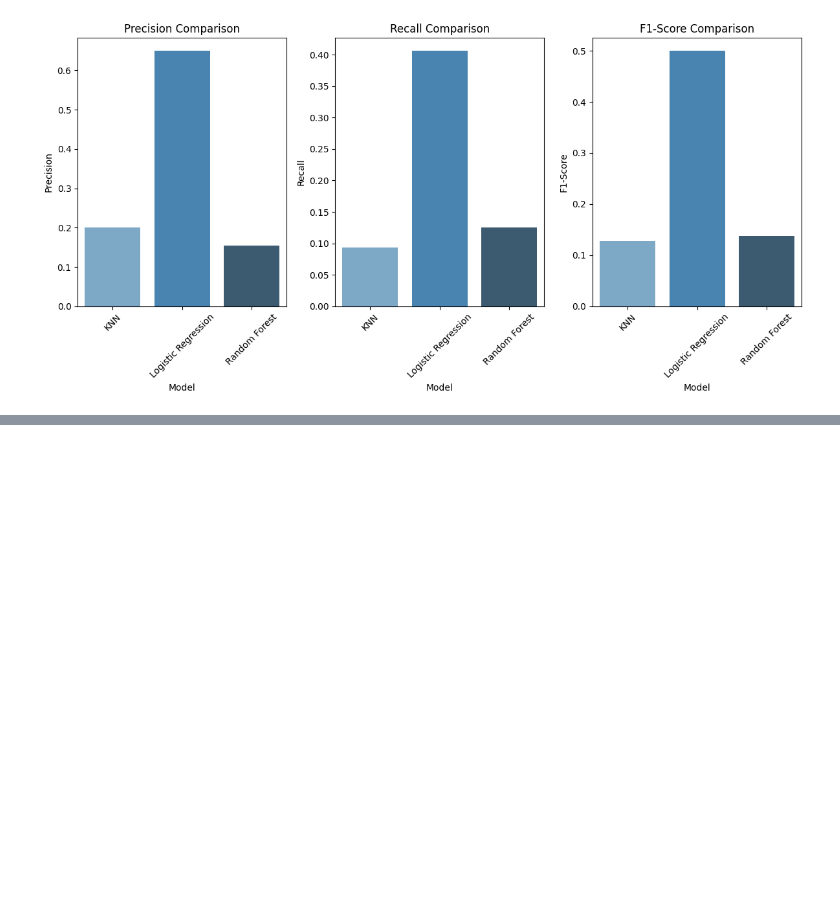
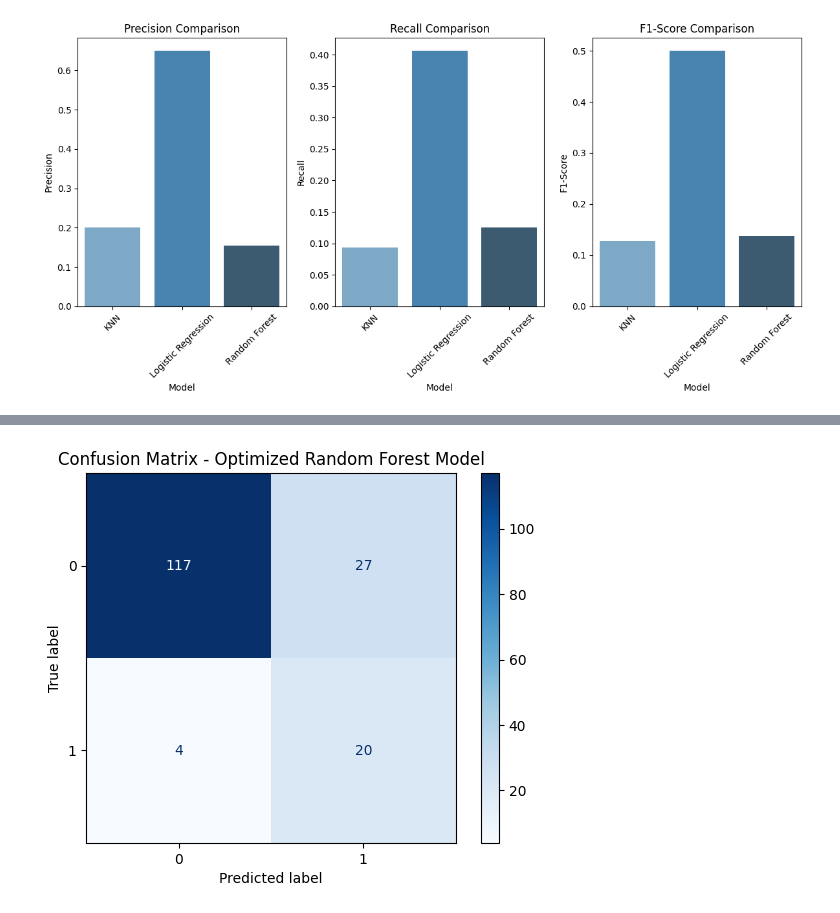
Before and after one commit to QuanShi-226/Bias-Identification-Demo, a Jupyter notebook: A1_QuanShi.ipynb, the cells around one changed output, grey strips where cells are left out. Saved outputs shown, nothing was run; the diff lists cells and outputs as text; code cells hidden in the pictures; blank space fills up the shorter version.

```diff
--- a/A1_QuanShi.ipynb
+++ b/A1_QuanShi.ipynb
@@ -897,0 +1216,86 @@ print("最佳交叉验证得分:", grid_search_svm.best_score_)
+# %%
+import pandas as pd
+from sklearn.model_selection import train_test_split, GridSearchCV
+from sklearn.metrics import accuracy_score, precision_score, recall_score, f1_score, roc_auc_score, confusion_matrix, ConfusionMatrixDisplay
+from sklearn.ensemble import RandomForestClassifier
+from sklearn.preprocessing import StandardScaler
+from sklearn.impute import KNNImputer
+from imblearn.over_sampling import SMOTE
+import matplotlib.pyplot as plt
+import seaborn as sns
+
+# Function to evaluate the model's performance and display results
+def evaluate_model(y_test, y_pred, y_prob, method_name):
+    print(f"\n{method_name} - Evaluation Results:")
+
+    # Calculate performance metrics
+    accuracy = accuracy_score(y_test, y_pred)
+    precision = precision_score(y_test, y_pred, zero_division=0)
+    recall = recall_score(y_test, y_pred, zero_division=0)
+    f1 = f1_score(y_test, y_pred, zero_division=0)
+    roc_auc = roc_auc_score(y_test, y_prob)
+
+    # Print performance results
+    print(f"Accuracy: {accuracy:.2f}")
+    print(f"Precision: {precision:.2f}")
+    print(f"Recall: {recall:.2f}")
+    print(f"F1-Score: {f1:.2f}")
+    print(f"ROC-AUC: {roc_auc:.2f}")
+
+    # Plot confusion matrix
+    cm = confusion_matrix(y_test, y_pred)
+    disp = ConfusionMatrixDisplay(confusion_matrix=cm)
+    disp.plot(cmap=plt.cm.Blues)
+    plt.title(f"Confusion Matrix - {method_name}")
+    plt.show()
+
+    return {'Precision': precision, 'Recall': recall, 'F1-Score': f1}
+
+# Load and preprocess the dataset
+# X = data_class_df.drop(columns=['is_data_class'])  # Features
+# y = data_class_df['is_data_class'].apply(lambda x: 1 if x == b'true' else 0)  # Convert labels to binary (0/1)
+
+# Use KNN imputation to fill in missing data
+imputer = KNNImputer(n_neighbors=5)
+X_imputed = imputer.fit_transform(X)
+
+# Split the dataset into training and testing sets (80/20)
+X_train, X_test, y_train, y_test = train_test_split(X_imputed, y, test_size=0.2, random_state=42)
+
+# Perform oversampling using SMOTE
+oversampler = SMOTE(random_state=42)
+X_train_over, y_train_over = oversampler.fit_resample(X_train, y_train)
+
+# Standardize the data (scaling features)
+scaler = StandardScaler()
+X_train_scaled = scaler.fit_transform(X_train_over)
+X_test_scaled = scaler.transform(X_test)
+
+# Define a Random Forest model
+rf = RandomForestClassifier(random_state=42)
+
+# Set the hyperparameters for Grid Search
+param_grid = {
+    'n_estimators': [50, 100, 200],
+    'max_depth': [None, 10, 20],
+    'min_samples_split': [2, 5, 10],
+    'min_samples_leaf': [1, 2, 4],
+    'bootstrap': [True, False]
+}
+
+# Use GridSearchCV to optimize hyperparameters
+grid_search = GridSearchCV(estimator=rf, param_grid=param_grid, cv=5, scoring='f1', verbose=1)
+grid_search.fit(X_train_scaled, y_train_over)
+
+# Display the best parameters and best F1 score from the grid search
+print("Best Parameters:", grid_search.best_params_)
+print("Best F1-Score:", grid_search.best_score_)
+
+# Use the best model to make predictions
+best_rf = grid_search.best_estimator_
+y_pred_rf = best_rf.predict(X_test_scaled)
+y_prob_rf = best_rf.predict_proba(X_test_scaled)[:, 1]
+
+# Evaluate the optimized Random Forest model
+evaluate_model(y_test, y_pred_rf, y_prob_rf, "Optimized Random Forest Model")
+# %% [output]
@@ -897,0 +1312 @@ print("最佳交叉验证得分:", grid_search_svm.best_score_)
+[figure, added]
```
Also changed, not shown: parts of 30 cells of this notebook.
